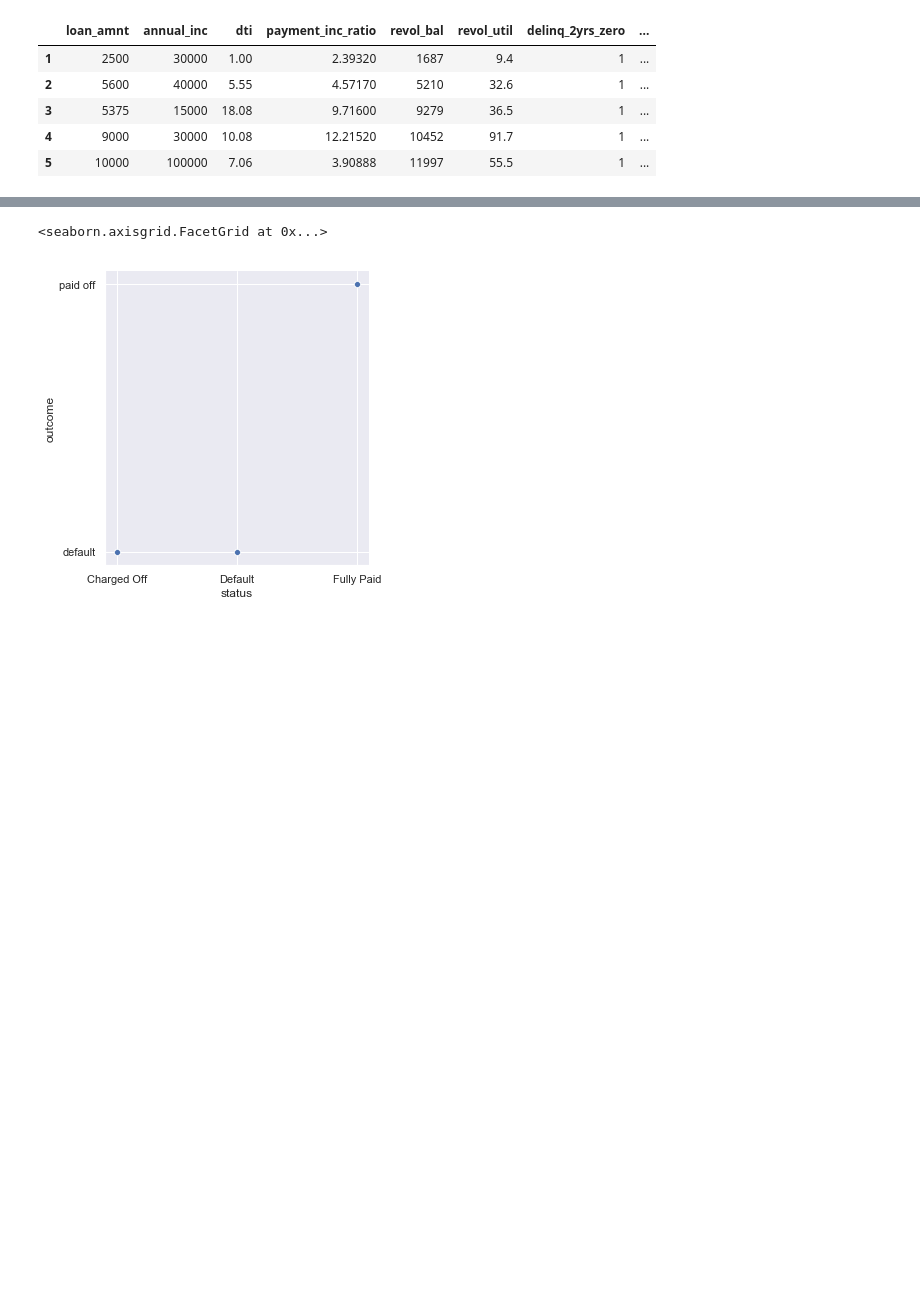
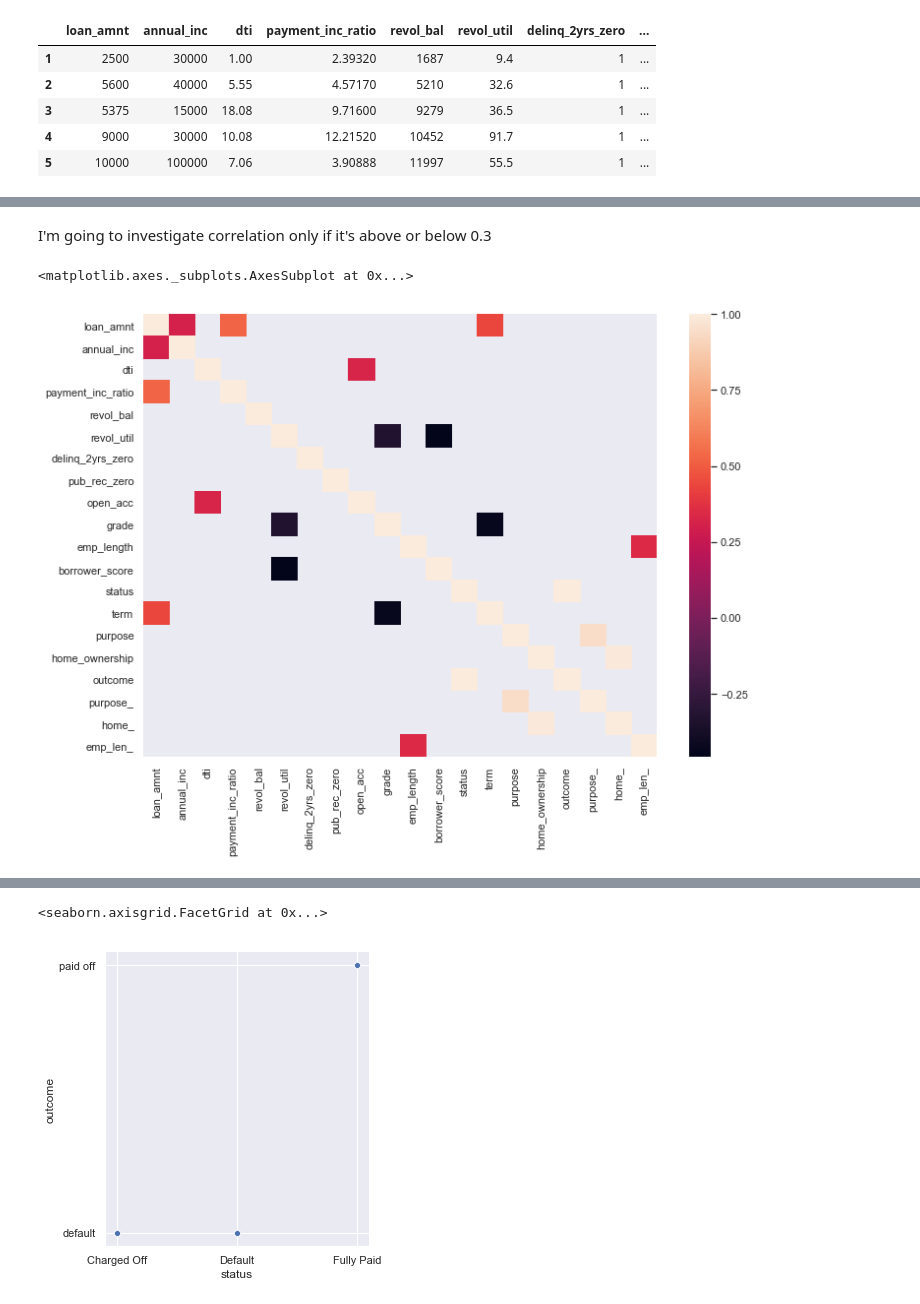
Before and after one commit to mateuszjancy/medium, a Jupyter notebook: 01_classification_step_by_step/01_feature_selection.ipynb, the cells around one changed output, grey strips where cells are left out. Cells and saved outputs as stored; diff of their text form; code cells hidden in the pictures; blank space fills up the shorter version.

```diff
--- a/01_classification_step_by_step/01_feature_selection.ipynb
+++ b/01_classification_step_by_step/01_feature_selection.ipynb
@@ -123,0 +118,7 @@ import seaborn as sns
+# %% [markdown]
+I'm going to investigate correlation only if it's above or below 0.3
+# %%
+sns.heatmap(corr[(corr.abs() > 0.3)])
+# %% [output]
+<matplotlib.axes._subplots.AxesSubplot at 0x...>
+[figure, added]
```
Also changed, not shown: parts of 46 cells of this notebook.
